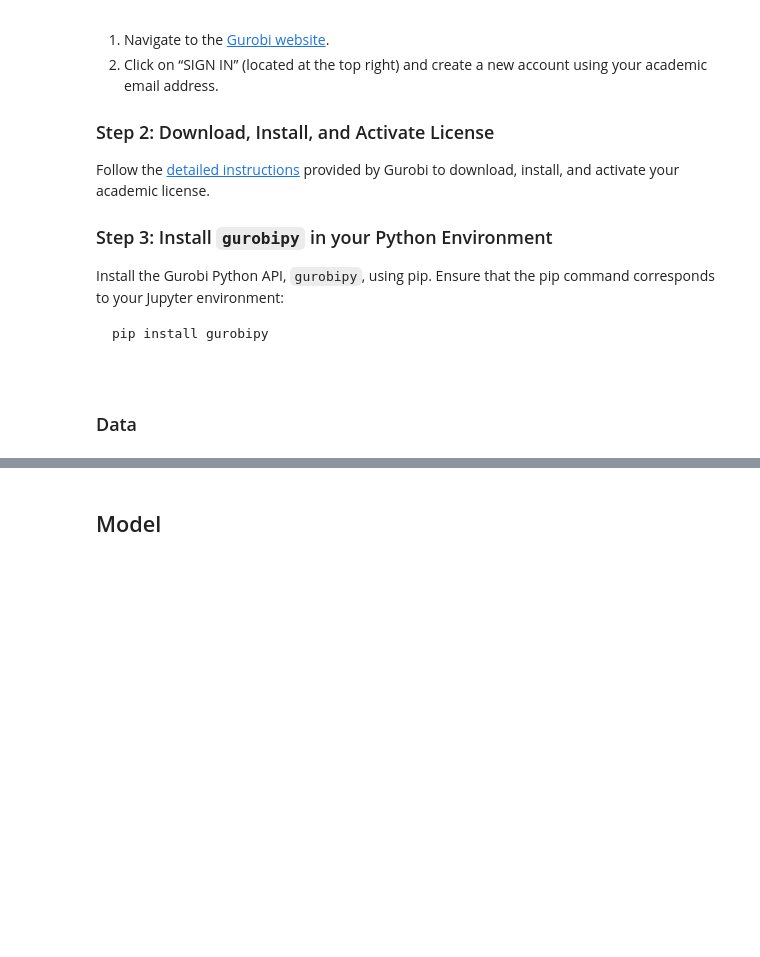
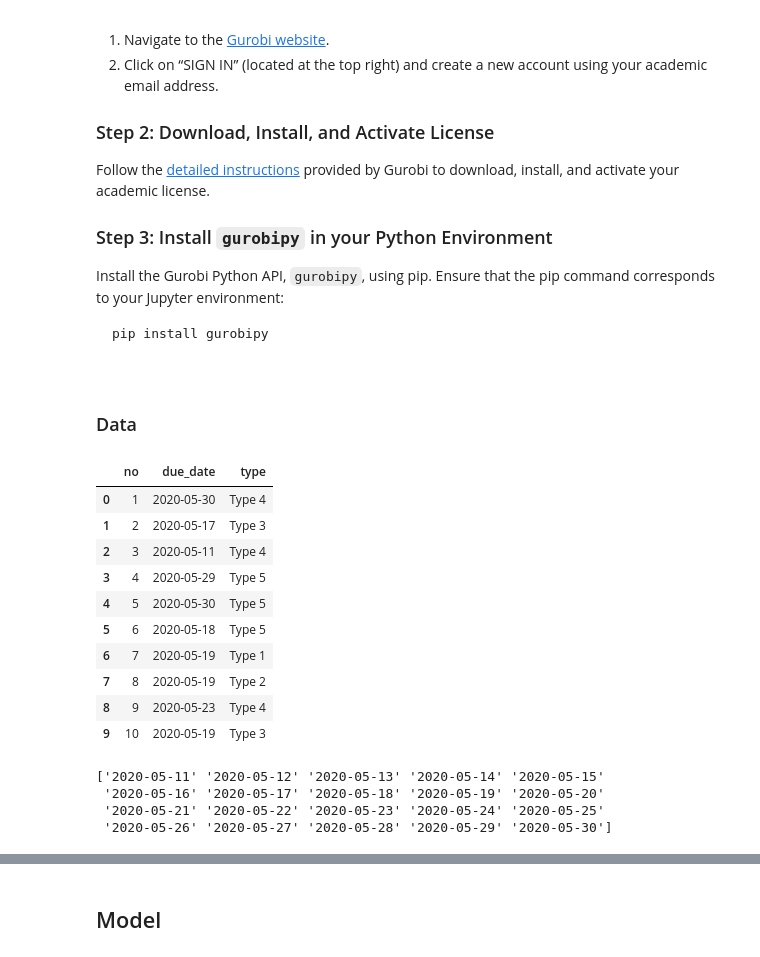
Before and after one commit to Pegagin/autoPOMcodinglab, a Jupyter notebook: T2_StudentTask_Optimization_Assignment/T2_StudentTask_Optimization_Assignment.ipynb, the cells around one changed output, grey strips where cells are left out. Saved outputs shown, nothing was run; the diff lists cells and outputs as text; code cells hidden in the pictures; blank space fills up the shorter version.

```diff
--- a/T2_StudentTask_Optimization_Assignment/T2_StudentTask_Optimization_Assignment.ipynb
+++ b/T2_StudentTask_Optimization_Assignment/T2_StudentTask_Optimization_Assignment.ipynb
@@ -52,19 +70,37 @@ from gurobipy import *
 ### Data
 # %%
 # Import .csv file (WorkTasks) and rename columns and save into DataFrame
-#df = ...
+df = pd.read_csv("data/WorkTasks_csv.csv", parse_dates=['Due date'])  # import .csv file and parse 'Due date' as datetime
+
 df = df.rename(columns={'No.': 'no', 'Due date': 'due_date', 'Type': 'type'})  # rename coloumns
 
 df.head(10)
 
 # Import .csv file, sort, and save into DataFrame
+# %% [output]
+|  | no | due_date | type |
+| 0 | 1 | 2020-05-30 | Type 4 |
+| 1 | 2 | 2020-05-17 | Type 3 |
+| 2 | 3 | 2020-05-11 | Type 4 |
+| 3 | 4 | 2020-05-29 | Type 5 |
+| 4 | 5 | 2020-05-30 | Type 5 |
+| 5 | 6 | 2020-05-18 | Type 5 |
+| 6 | 7 | 2020-05-19 | Type 1 |
+| 7 | 8 | 2020-05-19 | Type 2 |
+| 8 | 9 | 2020-05-23 | Type 4 |
+| 9 | 10 | 2020-05-19 | Type 3 |
 # %%
 # Defining sets and parameters
 d_all = np.arange('2020-05-11', '2020-05-31', dtype='datetime64[D]')  # what is happening here?
 
-T_plan = 7  # what is happening here?
+T_plan = 20  # what is happening here?
 
 print(d_all)
+# %% [output]
+['2020-05-11' '2020-05-12' '2020-05-13' '2020-05-14' '2020-05-15'
+ '2020-05-16' '2020-05-17' '2020-05-18' '2020-05-19' '2020-05-20'
+ '2020-05-21' '2020-05-22' '2020-05-23' '2020-05-24' '2020-05-25'
+ '2020-05-26' '2020-05-27' '2020-05-28' '2020-05-29' '2020-05-30']
 # %%
 # DataFrame of tasks for optimization; 1st day is May 11
 
```
Also changed, not shown: parts of 10 cells of this notebook.
